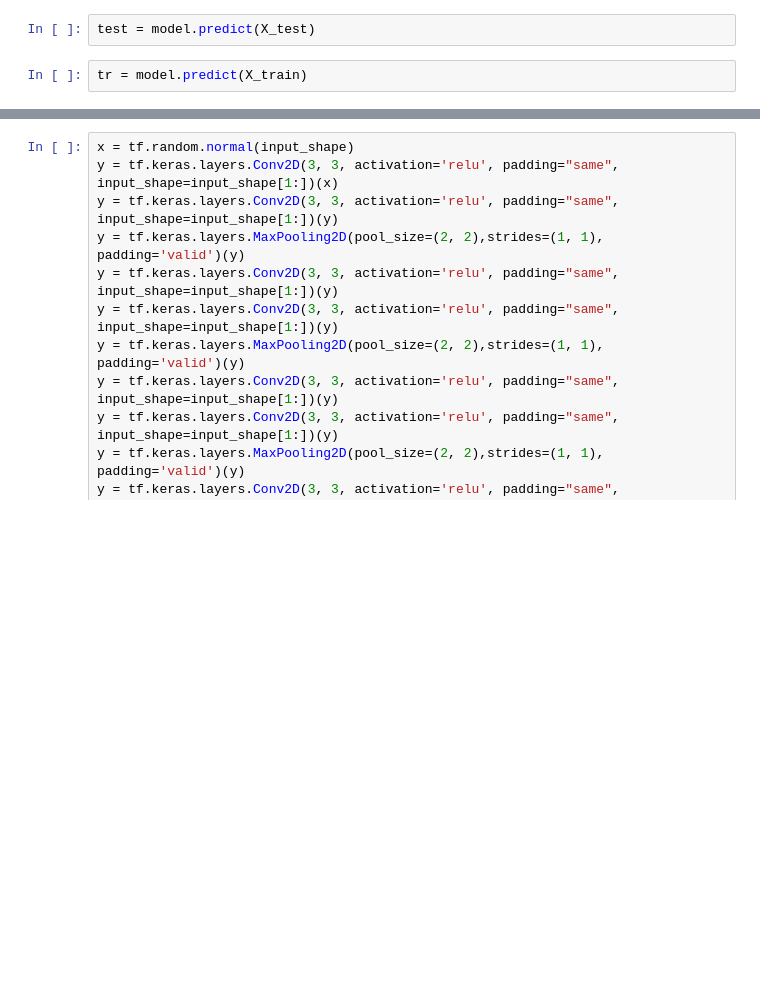
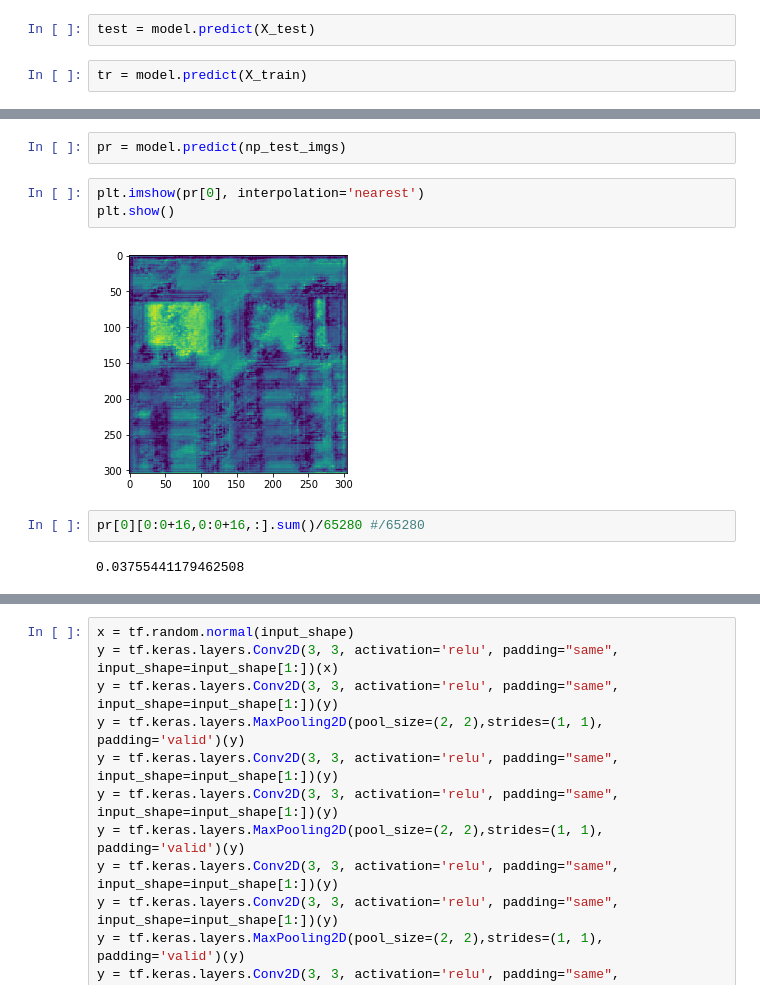
Before and after one commit to LobsterChampage/road-segmentation, a Jupyter notebook: NN.ipynb, the cells around one changed output, grey strips where cells are left out. Cells and saved outputs as stored; diff of their text form; blank space fills up the shorter version.

```diff
--- a/NN.ipynb
+++ b/NN.ipynb
@@ -113,0 +181,11 @@ plt.show()
+# %%
+pr = model.predict(np_test_imgs)
+# %%
+plt.imshow(pr[0], interpolation='nearest')
+plt.show()
+# %% [output]
+[figure, added]
+# %%
+pr[0][0:0+16,0:0+16,:].sum()/65280 #/65280
+# %% [output]
+0.03755441179462508
```
Also changed, not shown: parts of 28 cells of this notebook, 3 other files.
